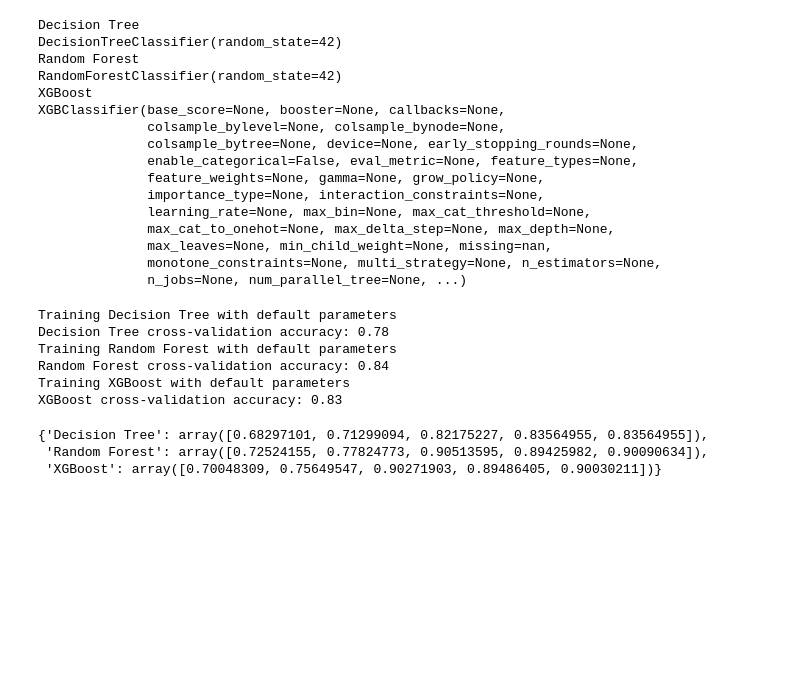
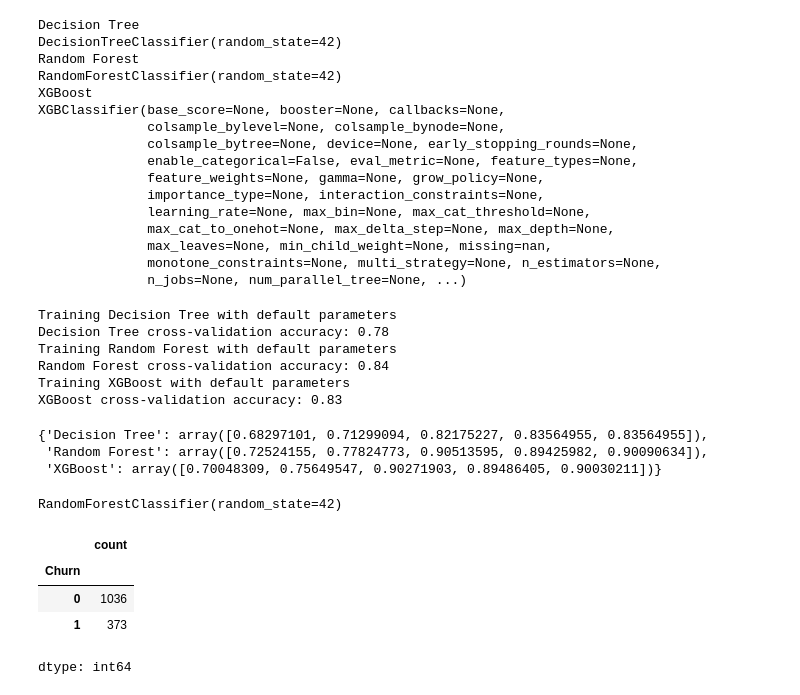
Before and after one commit to Alton01/customer_churn_prediction_ML_model, a Jupyter notebook: customer_churn_prediction_ml.ipynb, the cells around one changed output. Cells and saved outputs as stored; diff of their text form; code cells hidden in the pictures; blank space fills up the shorter version.

Commit message:
Run test data through random forest classifier model.

```diff
--- a/customer_churn_prediction_ml.ipynb
+++ b/customer_churn_prediction_ml.ipynb
@@ -551,3 +551,16 @@ cv_scores
 {'Decision Tree': array([0.68297101, 0.71299094, 0.82175227, 0.83564955, 0.83564955]),
  'Random Forest': array([0.72524155, 0.77824773, 0.90513595, 0.89425982, 0.90090634]),
  'XGBoost': array([0.70048309, 0.75649547, 0.90271903, 0.89486405, 0.90030211])}
+# %%
+rfc = RandomForestClassifier(random_state=42)
+rfc.fit(X_train_smote, y_train_smote)
+# %% [output]
+RandomForestClassifier(random_state=42)
+# %%
+y_test.value_counts()
+# %% [output]
+|  | count |
+| Churn |  |
+| 0 | 1036 |
+| 1 | 373 |
+dtype: int64
```
Also changed, not shown: parts of 3 cells of this notebook.
